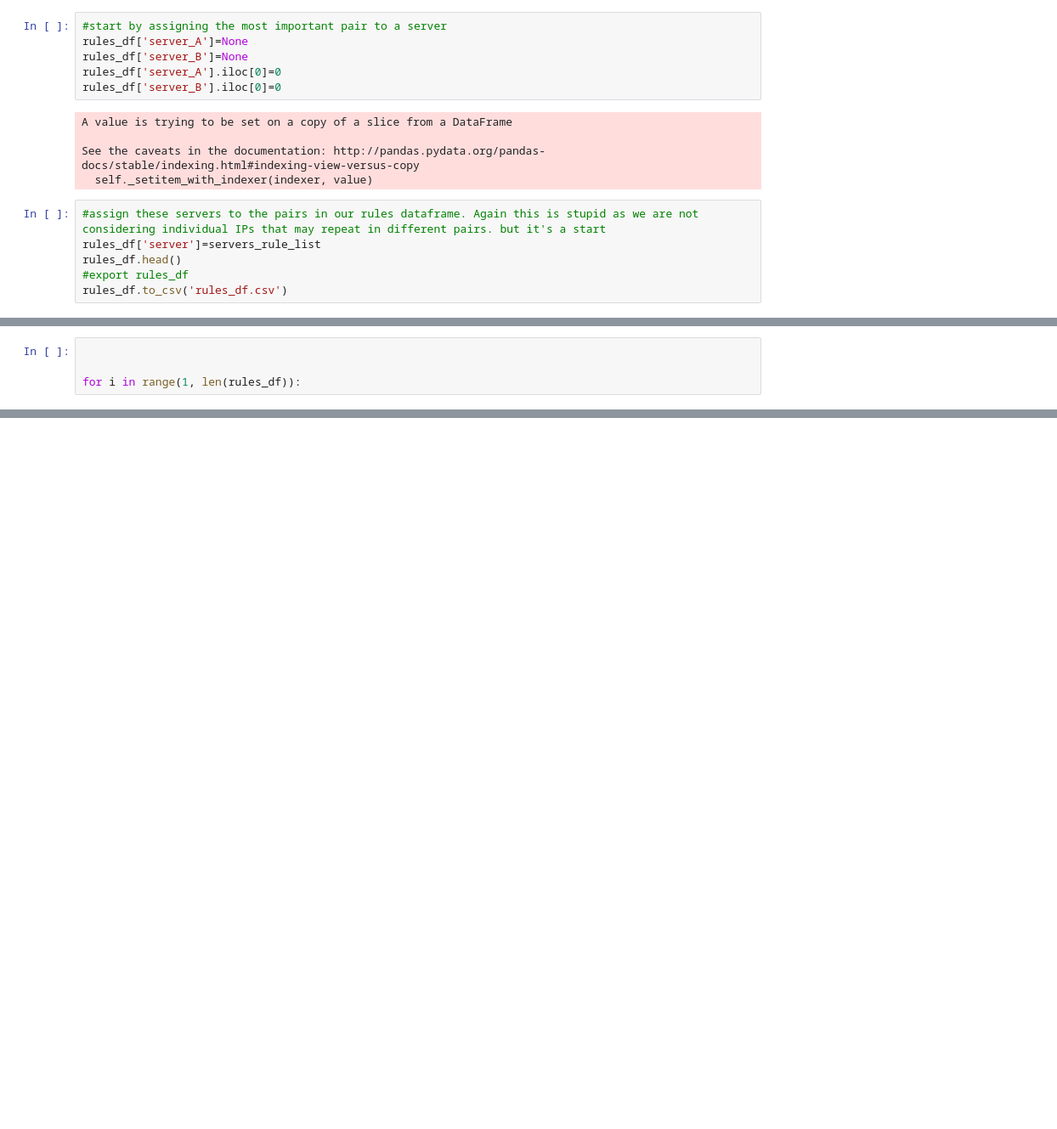
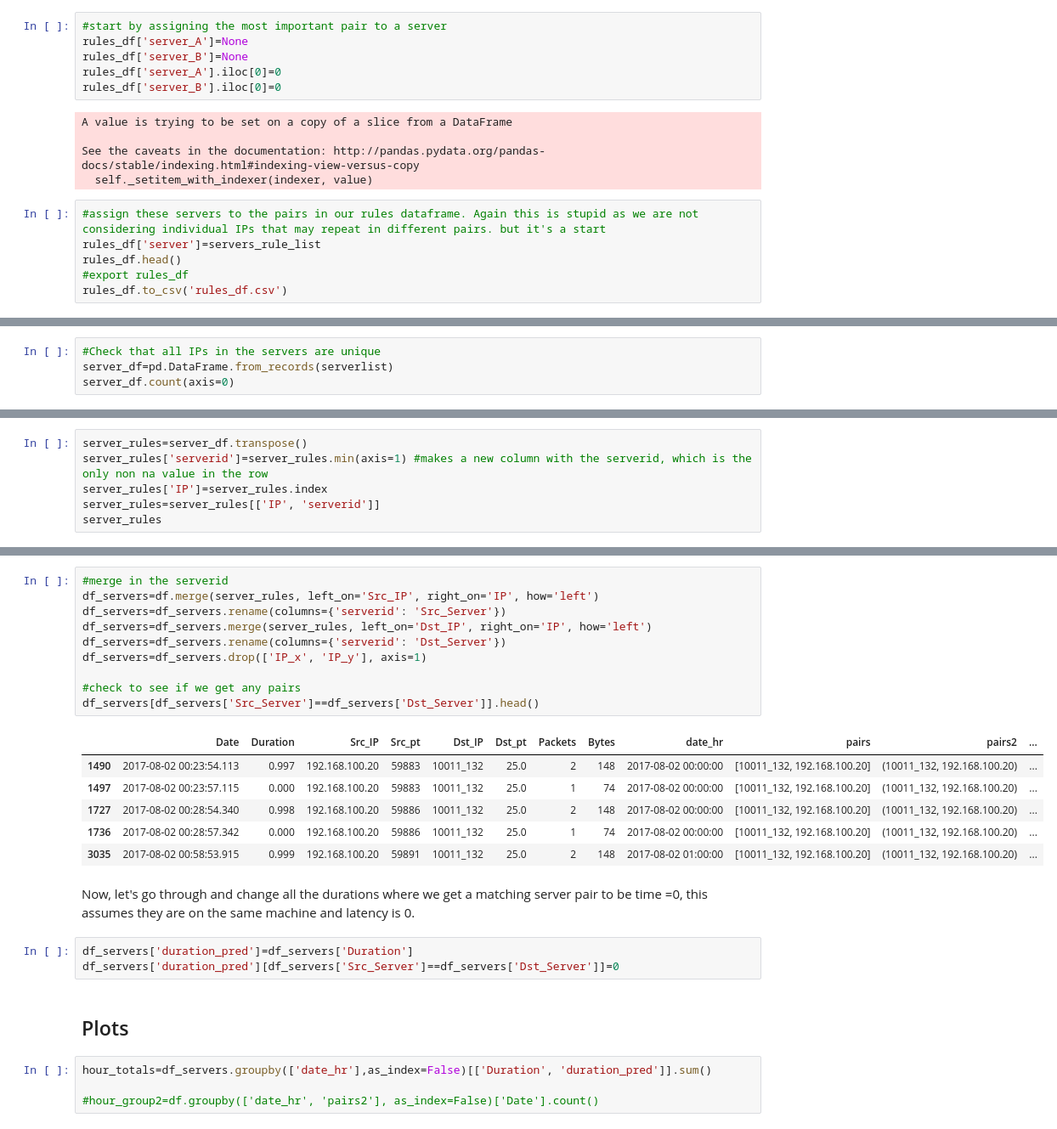
Before and after one commit to nrb75/Manifold, a Jupyter notebook: FP-Growth.ipynb, the cells around one changed output, grey strips where cells are left out. Shown at 85% size. Drawn from its saved outputs; the diff is of its cells as text; blank space fills up the shorter version.

```diff
--- a/FP-Growth.ipynb
+++ b/FP-Growth.ipynb
@@ -328,4 +303,0 @@ pair_dict=dict()
-# %%
-
-
-for i in range(1, len(rules_df)):
@@ -392,0 +347,4 @@ Try and assign pair values, and also find the other pair ids that are repeated i
+# %%
+#Check that all IPs in the servers are unique
+server_df=pd.DataFrame.from_records(serverlist)
+server_df.count(axis=0)
@@ -392,0 +371,6 @@ Try and assign pair values, and also find the other pair ids that are repeated i
+# %%
+server_rules=server_df.transpose()
+server_rules['serverid']=server_rules.min(axis=1) #makes a new column with the serverid, which is the only non na value in the row
+server_rules['IP']=server_rules.index
+server_rules=server_rules[['IP', 'serverid']]
+server_rules
@@ -392,0 +396,28 @@ Try and assign pair values, and also find the other pair ids that are repeated i
+# %%
+#merge in the serverid
+df_servers=df.merge(server_rules, left_on='Src_IP', right_on='IP', how='left')
+df_servers=df_servers.rename(columns={'serverid': 'Src_Server'})
+df_servers=df_servers.merge(server_rules, left_on='Dst_IP', right_on='IP', how='left')
+df_servers=df_servers.rename(columns={'serverid': 'Dst_Server'})
+df_servers=df_servers.drop(['IP_x', 'IP_y'], axis=1)
+
+#check to see if we get any pairs
+df_servers[df_servers['Src_Server']==df_servers['Dst_Server']].head()
+# %% [output]
+|  | Date | Duration | Src_IP | Src_pt | Dst_IP | Dst_pt | Packets | Bytes | date_hr | pairs | pairs2 | ... |
+| 1490 | 2017-08-02 00:23:54.113 | 0.997 | 192.168.100.20 | 59883 | 10011_132 | 25.0 | 2 | 148 | 2017-08-02 00:00:00 | [10011_132, 192.168.100.20] | (10011_132, 192.168.100.20) | ... |
+| 1497 | 2017-08-02 00:23:57.115 | 0.000 | 192.168.100.20 | 59883 | 10011_132 | 25.0 | 1 | 74 | 2017-08-02 00:00:00 | [10011_132, 192.168.100.20] | (10011_132, 192.168.100.20) | ... |
+| 1727 | 2017-08-02 00:28:54.340 | 0.998 | 192.168.100.20 | 59886 | 10011_132 | 25.0 | 2 | 148 | 2017-08-02 00:00:00 | [10011_132, 192.168.100.20] | (10011_132, 192.168.100.20) | ... |
+| 1736 | 2017-08-02 00:28:57.342 | 0.000 | 192.168.100.20 | 59886 | 10011_132 | 25.0 | 1 | 74 | 2017-08-02 00:00:00 | [10011_132, 192.168.100.20] | (10011_132, 192.168.100.20) | ... |
+| 3035 | 2017-08-02 00:58:53.915 | 0.999 | 192.168.100.20 | 59891 | 10011_132 | 25.0 | 2 | 148 | 2017-08-02 01:00:00 | [10011_132, 192.168.100.20] | (10011_132, 192.168.100.20) | ... |
+# %% [markdown]
+Now, let's go through and change all the durations where we get a matching server pair to be time =0, this assumes they are on the same machine and latency is 0.
+# %%
+df_servers['duration_pred']=df_servers['Duration']
+df_servers['duration_pred'][df_servers['Src_Server']==df_servers['Dst_Server']]=0
+# %% [markdown]
+## Plots
+# %%
+hour_totals=df_servers.groupby(['date_hr'],as_index=False)[['Duration', 'duration_pred']].sum()
+
+#hour_group2=df.groupby(['date_hr', 'pairs2'], as_index=False)['Date'].count()
```
Also changed, not shown: parts of 35 cells of this notebook, 9 other files.
